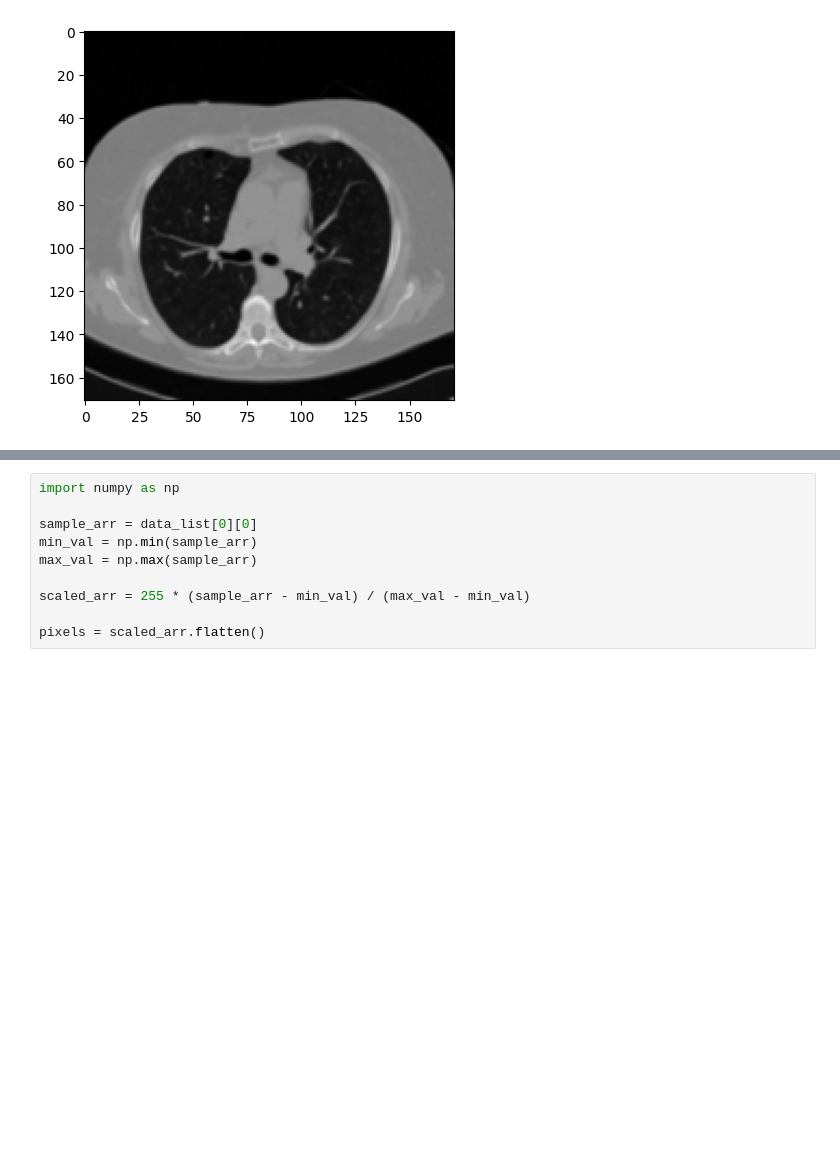
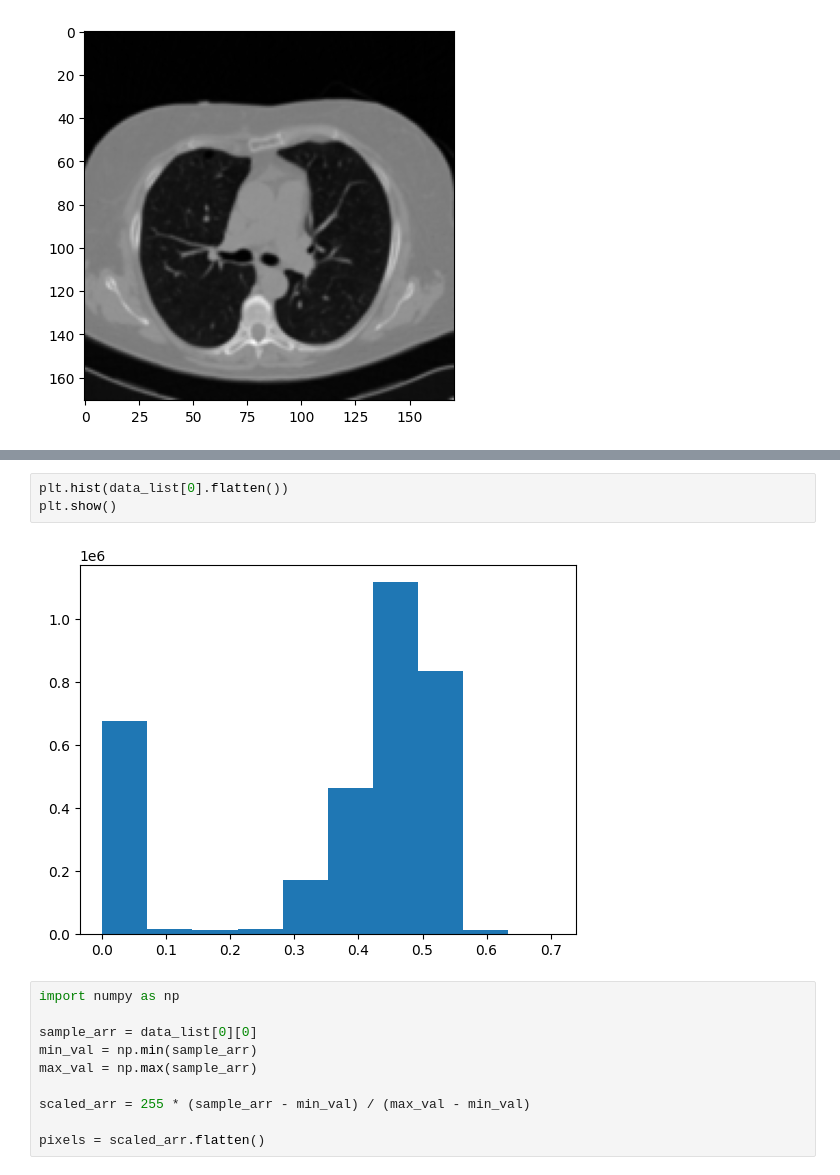
Before and after one commit to AliAfs/SiT_3D, a Jupyter notebook: test_general.ipynb, the cells around one changed output, grey strips where cells are left out. Saved outputs shown, nothing was run; the diff lists cells and outputs as text; blank space fills up the shorter version.

```diff
--- a/test_general.ipynb
+++ b/test_general.ipynb
@@ -103,3 +107,8 @@ plot_one_slice(data_list[0][100])
+# %%
+plt.hist(data_list[0].flatten())
+plt.show()
+# %% [output]
+[figure, added]
 # %%
 import numpy as np
 
```
Also changed, not shown: parts of 5 cells of this notebook, 2 other files.
